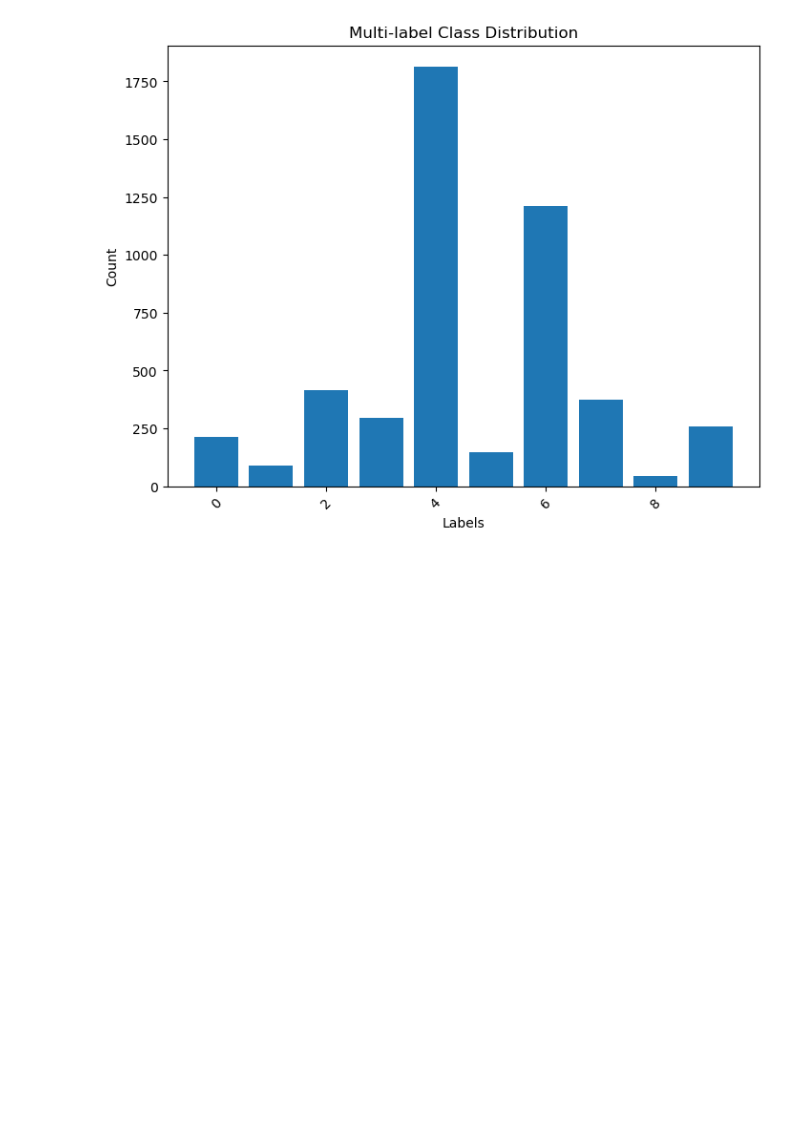
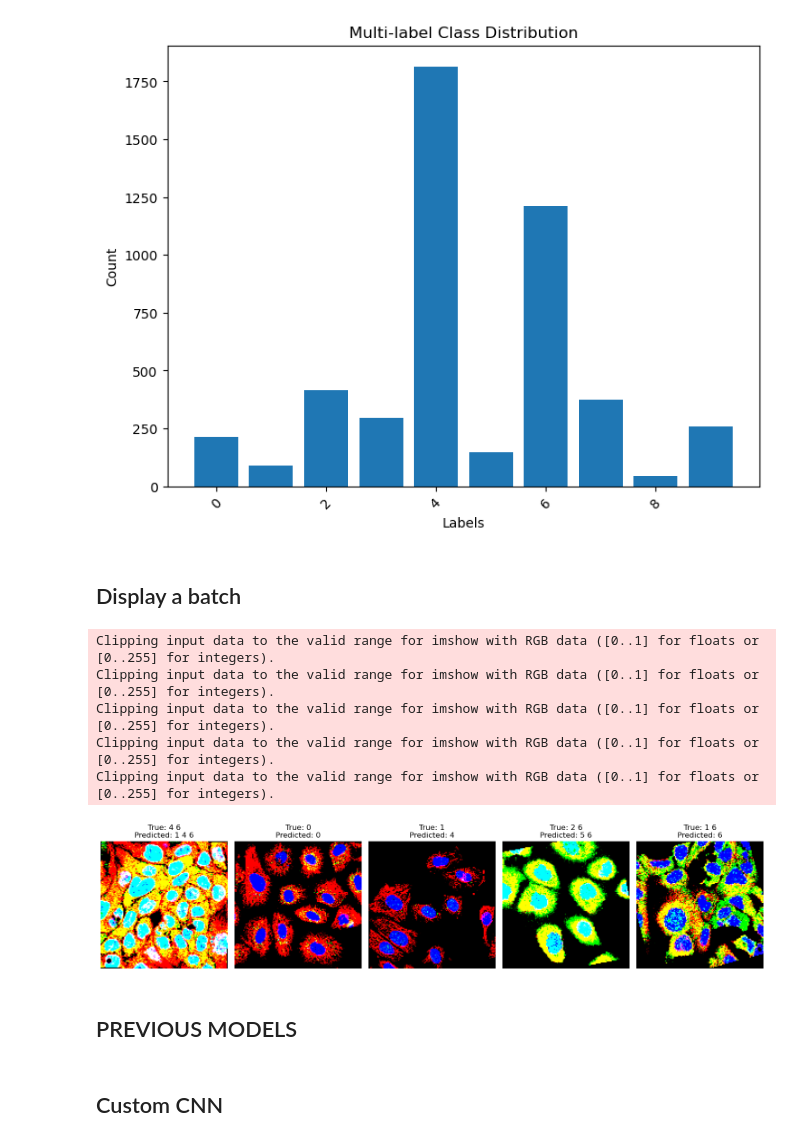
Before and after one commit to mxvp/organelle-image-classification, a Jupyter notebook: organelle_image_classification.ipynb, the cells around one changed output. Drawn from its saved outputs; the diff is of its cells as text; code cells hidden in the pictures; blank space fills up the shorter version.

Commit message:
display batch

```diff
--- a/organelle_image_classification.ipynb
+++ b/organelle_image_classification.ipynb
@@ -773,7 +482,9 @@ print("Best F1 Score:", best_score)
 # %%
 # Predictions for the test set
 
-test_dataset = ProteinDataset(test_df, data_dir=test_data_dir, transform=transforms_train, mode='test')
+test_dataset = ProteinDataset(
+    test_df, data_dir=test_data_dir, transform=transforms_train, mode="test"
+)
 test_loader = DataLoader(test_dataset, batch_size=1, shuffle=False)
 # %%
 # Make predictions for the test images
@@ -811,15 +537,4 @@ torch.save({
 # %%
-# additional training
-
-# Load the model
-model = ProteinDenseNet()
-optimizer = optim.Adam(model.parameters(), lr=0.001)
-
-# Load the checkpoint
-checkpoint = torch.load('checkpoint.pth')
-model.load_state_dict(checkpoint['model_state_dict'])
-optimizer.load_state_dict(checkpoint['optimizer_state_dict'])
-epoch_start = checkpoint['epoch'] + 1  # Start from the next epoch
 
 # Continue training for additional epochs
 num_epochs_to_continue = 4
@@ -847,6 +562,8 @@ for epoch in range(epoch_start, epoch_start + num_epochs_to_continue):
             outputs = model(inputs)
             val_loss += criterion(outputs, labels).item()
 
-    print(f"Epoch {epoch+1}/{num_epochs}, Training Loss: {running_loss / len(train_loader)}, Validation Loss: {val_loss / len(val_loader)}")
+    print(
+        f"Epoch {epoch+1}/{num_epochs}, Training Loss: {running_loss / len(train_loader)}, Validation Loss: {val_loss / len(val_loader)}"
+    )
 
-print('Finished Training')
+print("Finished Training")
@@ -882,3 +596,40 @@ plt.xticks(rotation=45)
 plt.show()
 # %% [output]
 [figure]
+# %% [markdown]
+## Display a batch
+# %%
+
+# Function to display images along with true and predicted labels
+def display_images_from_batch(images, true_labels, predicted_labels, num_images=5):
+    plt.figure(figsize=(15, 10))
+    for i in range(num_images):
+        plt.subplot(1, num_images, i+1)
+        plt.imshow(images[i].permute(1, 2, 0))  # If images are in tensor format, permute dimensions
+        plt.title(f"True: {decode_target(true_labels[i])}\nPredicted: {decode_target(predicted_labels[i])}")
+        plt.axis('off')
+    plt.tight_layout()
+    plt.show()
+
+# Fetch a batch from the validation loader
+batch_images, batch_labels = next(iter(val_loader))
+
+# Assuming 'batch_images' and 'batch_labels' are tensors, and 'model' is the trained model
+model.eval()
+with torch.no_grad():
+    outputs = model(batch_images)
+    predicted = (outputs > 0.5).float()
+
+# Display the images along with true and predicted labels for the first few images in the batch
+display_images_from_batch(batch_images, batch_labels, predicted)
+# %% [output]
+Clipping input data to the valid range for imshow with RGB data ([0..1] for floats or [0..255] for integers).
+Clipping input data to the valid range for imshow with RGB data ([0..1] for floats or [0..255] for integers).
+Clipping input data to the valid range for imshow with RGB data ([0..1] for floats or [0..255] for integers).
+Clipping input data to the valid range for imshow with RGB data ([0..1] for floats or [0..255] for integers).
+Clipping input data to the valid range for imshow with RGB data ([0..1] for floats or [0..255] for integers).
+[figure, added]
+# %% [markdown]
+## PREVIOUS MODELS
+# %% [markdown]
+## Custom CNN
```
Also changed, not shown: parts of 58 cells of this notebook.
